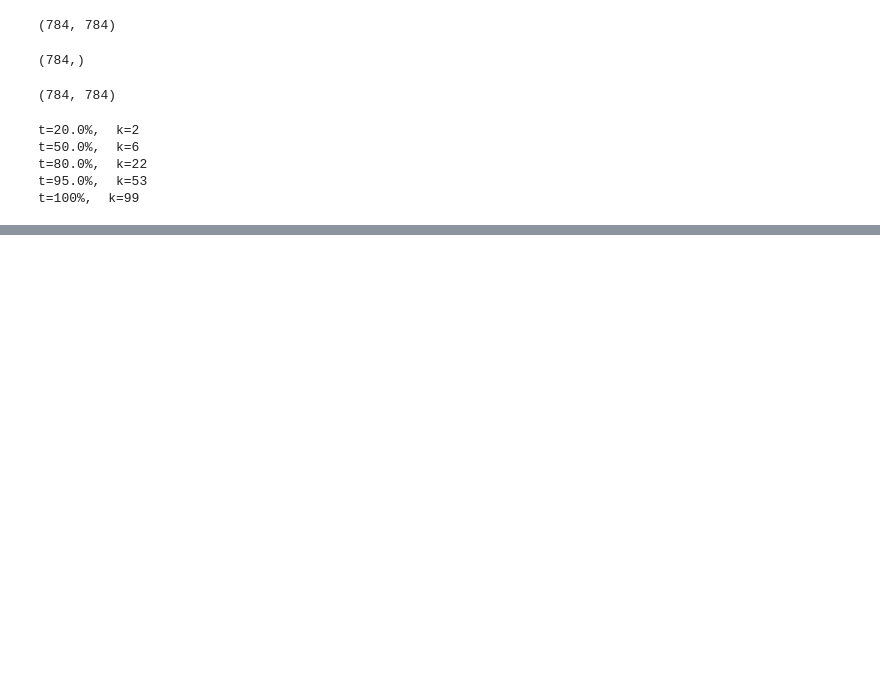
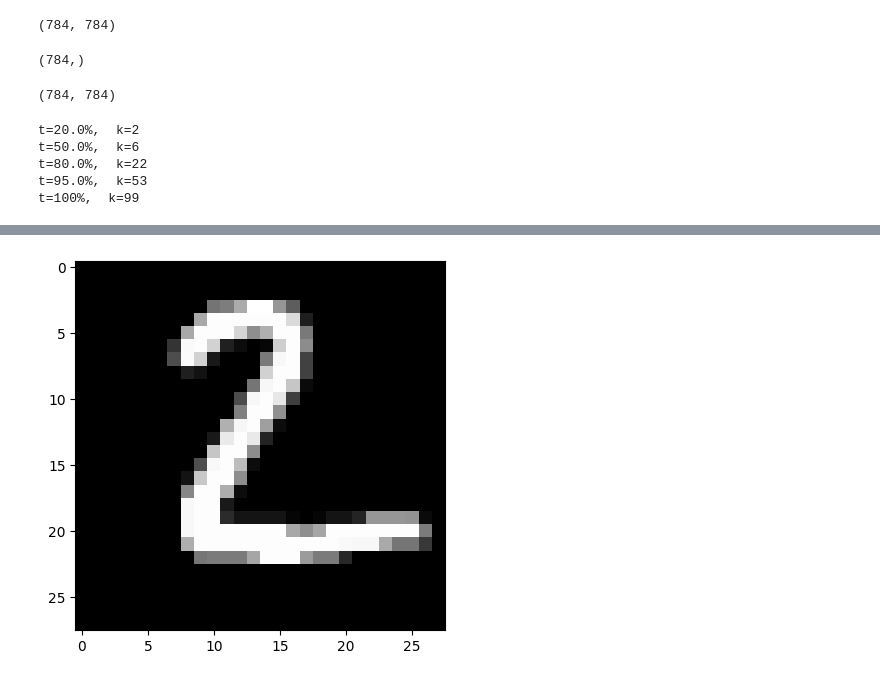
Before and after one commit to k26rahul/Machine-Learning-IITM, a Jupyter notebook: mlt-week-2/mnist-demo.ipynb, the cells around one changed output, grey strips where cells are left out. Drawn from its saved outputs; the diff is of its cells as text; code cells hidden in the pictures; blank space fills up the shorter version.

```diff
--- a/mlt-week-2/mnist-demo.ipynb
+++ b/mlt-week-2/mnist-demo.ipynb
@@ -103,0 +122,4 @@ W.shape
+# %%
+_ = plt.imshow(X_test_.reshape(28, 28), cmap="gray")
+# %% [output]
+[figure, added]
```
Also changed, not shown: parts of 5 cells of this notebook.
